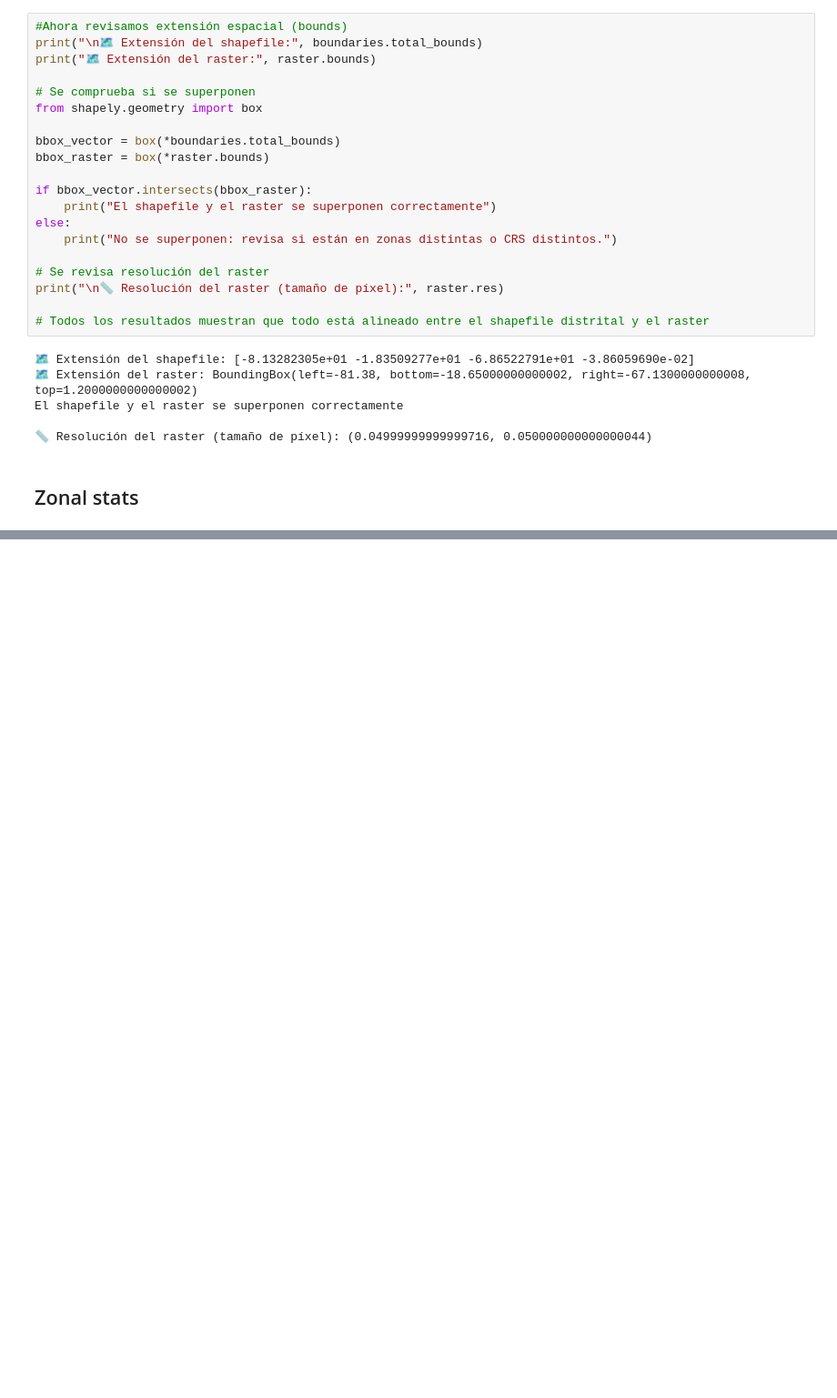
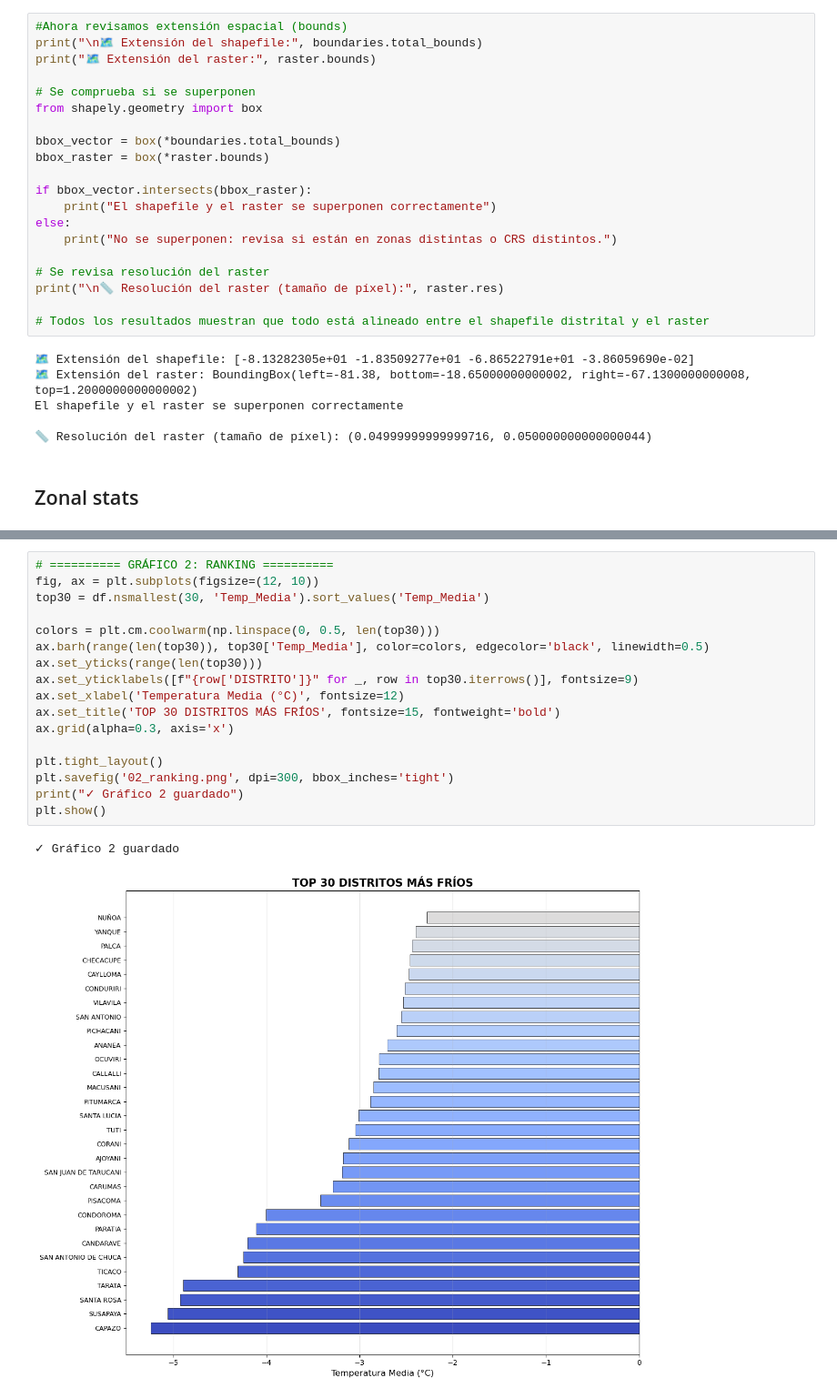
Before and after one commit to danielamartuccelli/Minimum-Temperature-Raster, a Jupyter notebook: data/data.ipynb, the cells around one changed output, grey strips where cells are left out. Shown at 91% size. Drawn from its saved outputs; the diff is of its cells as text; blank space fills up the shorter version.

```diff
--- a/data/data.ipynb
+++ b/data/data.ipynb
@@ -167,0 +274,20 @@ El shapefile y el raster se superponen correctamente
+# %%
+# ========== GRÁFICO 2: RANKING ==========
+fig, ax = plt.subplots(figsize=(12, 10))
+top30 = df.nsmallest(30, 'Temp_Media').sort_values('Temp_Media')
+
+colors = plt.cm.coolwarm(np.linspace(0, 0.5, len(top30)))
+ax.barh(range(len(top30)), top30['Temp_Media'], color=colors, edgecolor='black', linewidth=0.5)
+ax.set_yticks(range(len(top30)))
+ax.set_yticklabels([f"{row['DISTRITO']}" for _, row in top30.iterrows()], fontsize=9)
+ax.set_xlabel('Temperatura Media (°C)', fontsize=12)
+ax.set_title('TOP 30 DISTRITOS MÁS FRÍOS', fontsize=15, fontweight='bold')
+ax.grid(alpha=0.3, axis='x')
+
+plt.tight_layout()
+plt.savefig('02_ranking.png', dpi=300, bbox_inches='tight')
+print("✓ Gráfico 2 guardado")
+plt.show()
+# %% [output]
+✓ Gráfico 2 guardado
+[figure, added]
```
Also changed, not shown: parts of 6 cells of this notebook.
